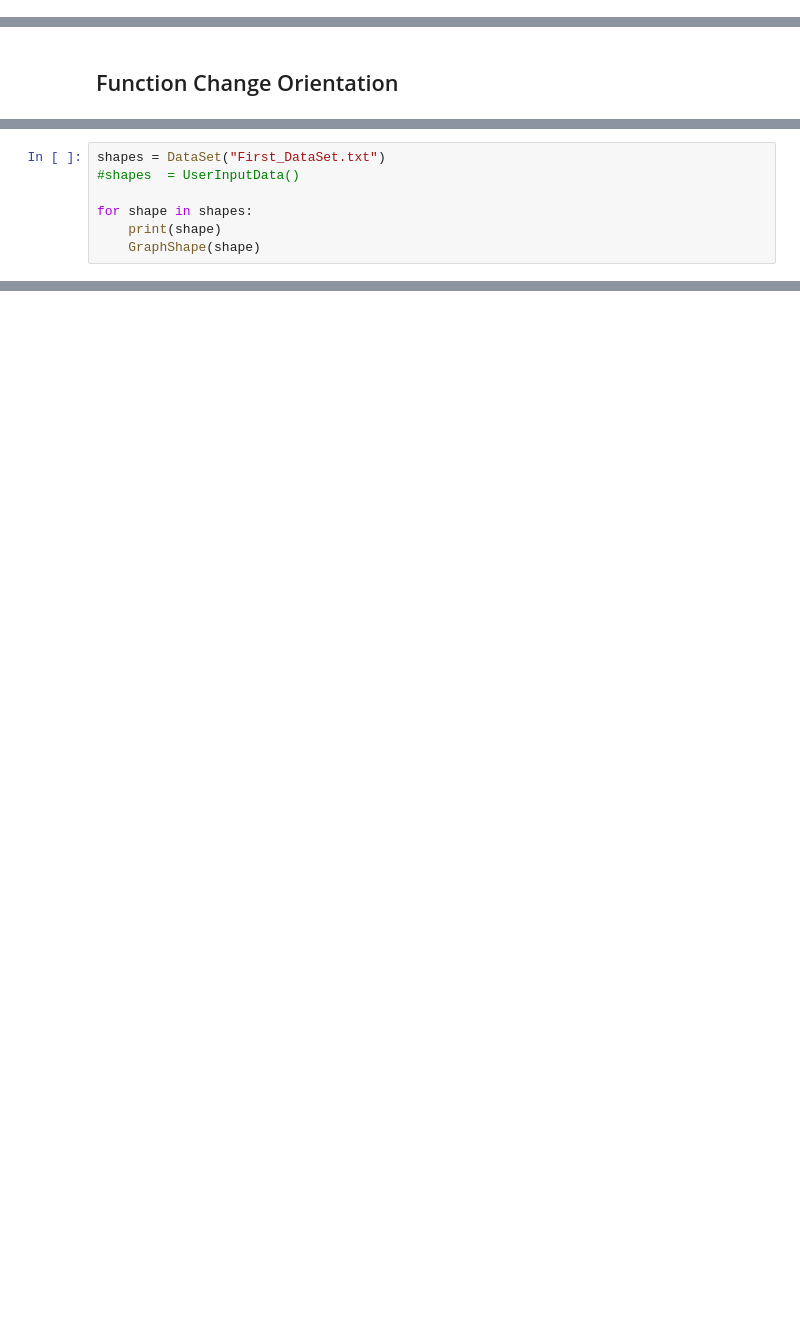
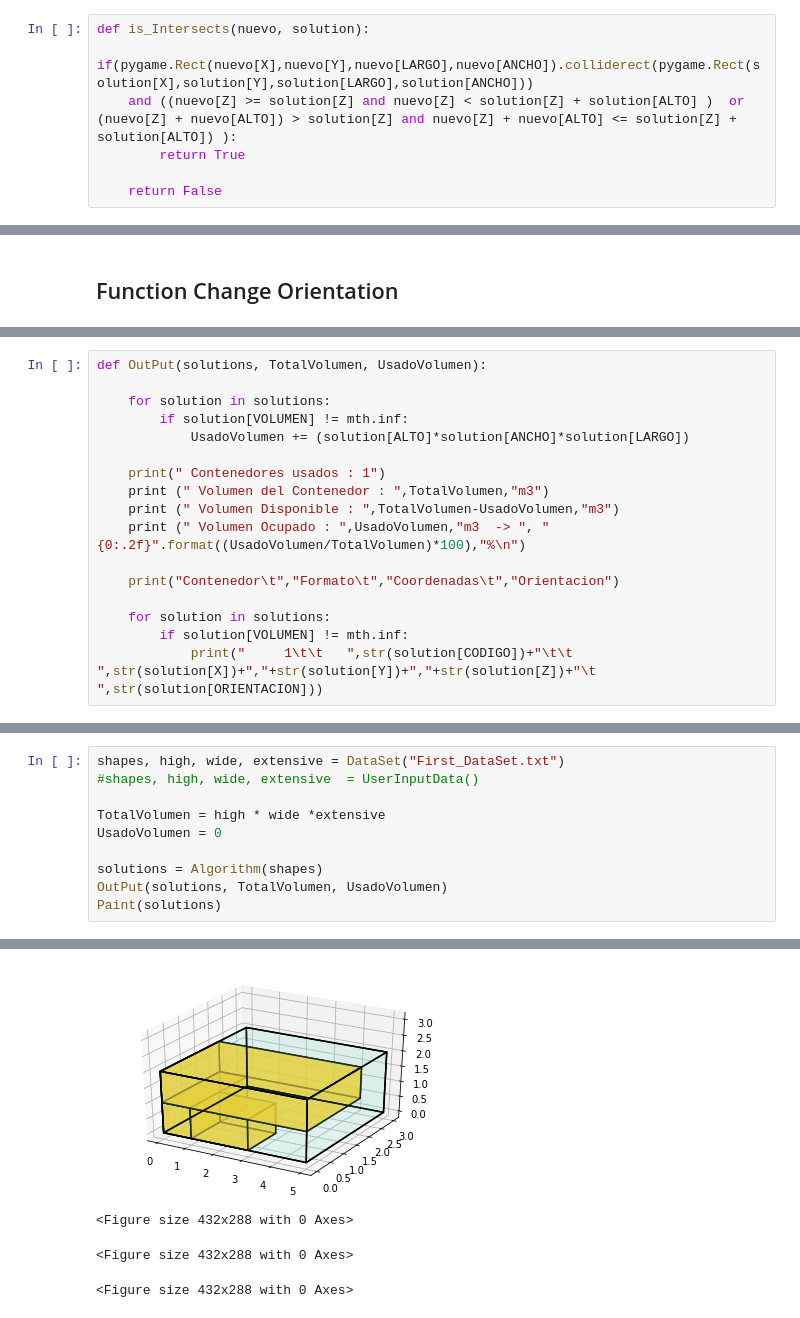
Before and after one commit to AndresLoaPuris/CC41---Empaquemaiento-3D, a Jupyter notebook: Andres Loa/TF_Solution.ipynb, the cells around one changed output, grey strips where cells are left out. Saved outputs shown, nothing was run; the diff lists cells and outputs as text; blank space fills up the shorter version.

```diff
--- a/Andres Loa/TF_Solution.ipynb
+++ b/Andres Loa/TF_Solution.ipynb
@@ -62,0 +108,7 @@ def UserInputData():
+# %%
+def is_Intersects(nuevo, solution):
+    if(pygame.Rect(nuevo[X],nuevo[Y],nuevo[LARGO],nuevo[ANCHO]).colliderect(pygame.Rect(solution[X],solution[Y],solution[LARGO],solution[ANCHO]))
+    and ((nuevo[Z] >= solution[Z] and nuevo[Z] < solution[Z] + solution[ALTO] )  or (nuevo[Z] + nuevo[ALTO]) > solution[Z] and nuevo[Z] + nuevo[ALTO] <= solution[Z] + solution[ALTO]) ):
+        return True
+
+    return False
@@ -132,7 +178,0 @@ def GraphShape(shape):
-# %%
-shapes = DataSet("First_DataSet.txt")
-#shapes  = UserInputData()
-
-for shape in shapes:
-    print(shape)
-    GraphShape(shape)
@@ -151,0 +282,17 @@ for shape in shapes:
+# %%
+def OutPut(solutions, TotalVolumen, UsadoVolumen):
+
+    for solution in solutions:
+        if solution[VOLUMEN] != mth.inf:
+            UsadoVolumen += (solution[ALTO]*solution[ANCHO]*solution[LARGO])
+
+    print(" Contenedores usados : 1")
+    print (" Volumen del Contenedor : ",TotalVolumen,"m3")
+    print (" Volumen Disponible : ",TotalVolumen-UsadoVolumen,"m3")
+    print (" Volumen Ocupado : ",UsadoVolumen,"m3  -> ", "{0:.2f}".format((UsadoVolumen/TotalVolumen)*100),"%\n")
+
+    print("Contenedor\t","Formato\t","Coordenadas\t","Orientacion")
+
+    for solution in solutions:
+        if solution[VOLUMEN] != mth.inf:
+            print("     1\t\t   ",str(solution[CODIGO])+"\t\t   ",str(solution[X])+","+str(solution[Y])+","+str(solution[Z])+"\t    ",str(solution[ORIENTACION]))
@@ -151,0 +301,11 @@ for shape in shapes:
+# %%
+shapes, high, wide, extensive = DataSet("First_DataSet.txt")
+#shapes, high, wide, extensive  = UserInputData()
+
+TotalVolumen = high * wide *extensive
+UsadoVolumen = 0
+
+solutions = Algorithm(shapes)
+OutPut(solutions, TotalVolumen, UsadoVolumen)
+Paint(solutions)
+# %% [output]
@@ -151,0 +321,4 @@ for shape in shapes:
+[figure, added]
+<Figure size 432x288 with 0 Axes>
+<Figure size 432x288 with 0 Axes>
+<Figure size 432x288 with 0 Axes>
```
Also changed, not shown: parts of 22 cells of this notebook, 1 other file.
